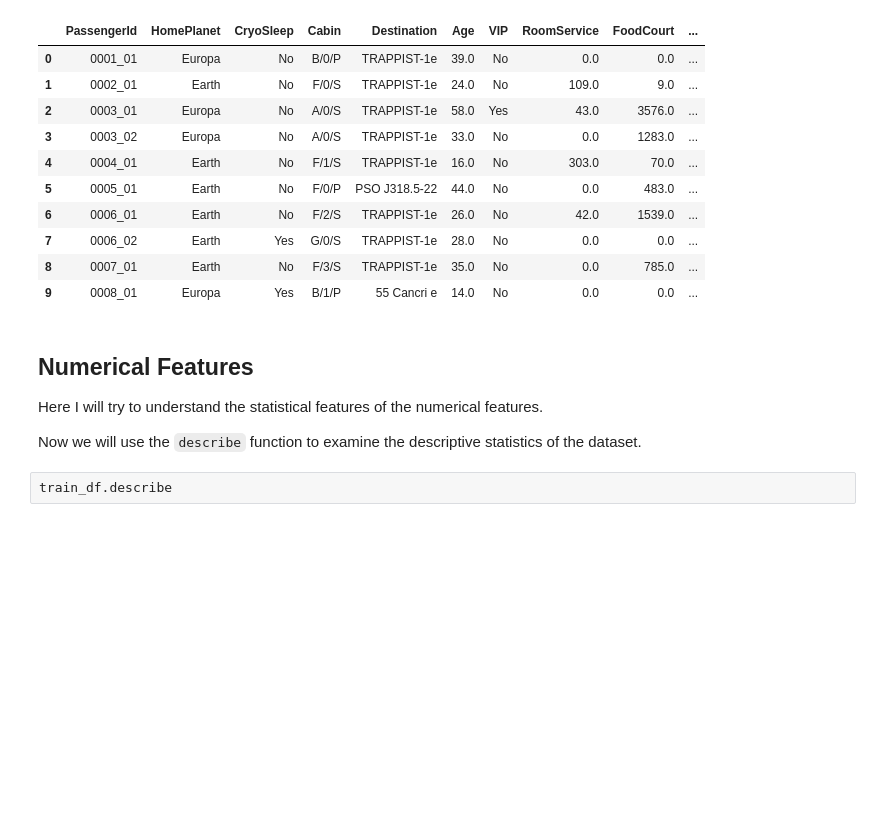
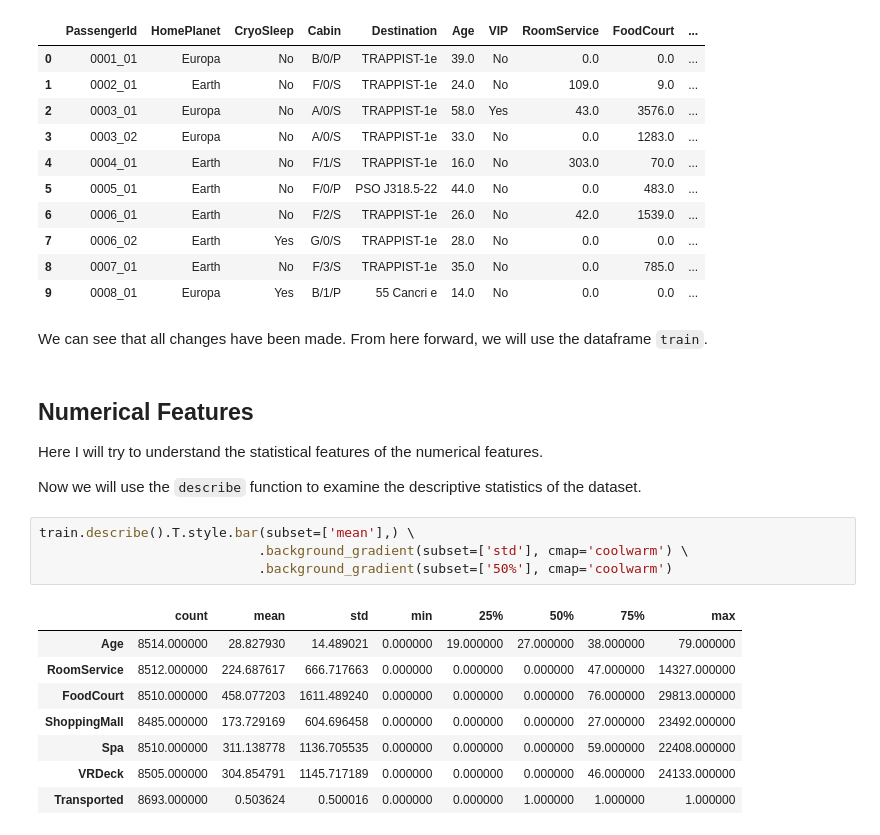
Before and after one commit to ofithcheallaigh/machine_learning_projects, a Jupyter notebook: Kaggle/Comps/Spaceship Titanic/Spaceship Titanic.ipynb, the cells around one changed output. Drawn from its saved outputs; the diff is of its cells as text; blank space fills up the shorter version.

Commit message:
Added new describe code

```diff
--- a/Kaggle/Comps/Spaceship Titanic/Spaceship Titanic.ipynb
+++ b/Kaggle/Comps/Spaceship Titanic/Spaceship Titanic.ipynb
@@ -238,11 +238,24 @@ train.head(10)
 | 7 | 0006_02 | Earth | Yes | G/0/S | TRAPPIST-1e | 28.0 | No | 0.0 | 0.0 | ... |
 | 8 | 0007_01 | Earth | No | F/3/S | TRAPPIST-1e | 35.0 | No | 0.0 | 785.0 | ... |
 | 9 | 0008_01 | Europa | Yes | B/1/P | 55 Cancri e | 14.0 | No | 0.0 | 0.0 | ... |
+# %% [markdown]
+We can see that all changes have been made. From here forward, we will use the dataframe `train`.
 # %% [markdown]
 ## Numerical Features
 
 Here I will try to understand the statistical features of the numerical features.
 
 Now we will use the `describe` function to examine the descriptive statistics of the dataset.
-# %%
-train_df.describe
+# %%
+train.describe().T.style.bar(subset=['mean'],) \
+                            .background_gradient(subset=['std'], cmap='coolwarm') \
+                            .background_gradient(subset=['50%'], cmap='coolwarm')
+# %% [output]
+|  | count | mean | std | min | 25% | 50% | 75% | max |
+| Age | 8514.000000 | 28.827930 | 14.489021 | 0.000000 | 19.000000 | 27.000000 | 38.000000 | 79.000000 |
+| RoomService | 8512.000000 | 224.687617 | 666.717663 | 0.000000 | 0.000000 | 0.000000 | 47.000000 | 14327.000000 |
+| FoodCourt | 8510.000000 | 458.077203 | 1611.489240 | 0.000000 | 0.000000 | 0.000000 | 76.000000 | 29813.000000 |
+| ShoppingMall | 8485.000000 | 173.729169 | 604.696458 | 0.000000 | 0.000000 | 0.000000 | 27.000000 | 23492.000000 |
+| Spa | 8510.000000 | 311.138778 | 1136.705535 | 0.000000 | 0.000000 | 0.000000 | 59.000000 | 22408.000000 |
+| VRDeck | 8505.000000 | 304.854791 | 1145.717189 | 0.000000 | 0.000000 | 0.000000 | 46.000000 | 24133.000000 |
+| Transported | 8693.000000 | 0.503624 | 0.500016 | 0.000000 | 0.000000 | 1.000000 | 1.000000 | 1.000000 |
```
